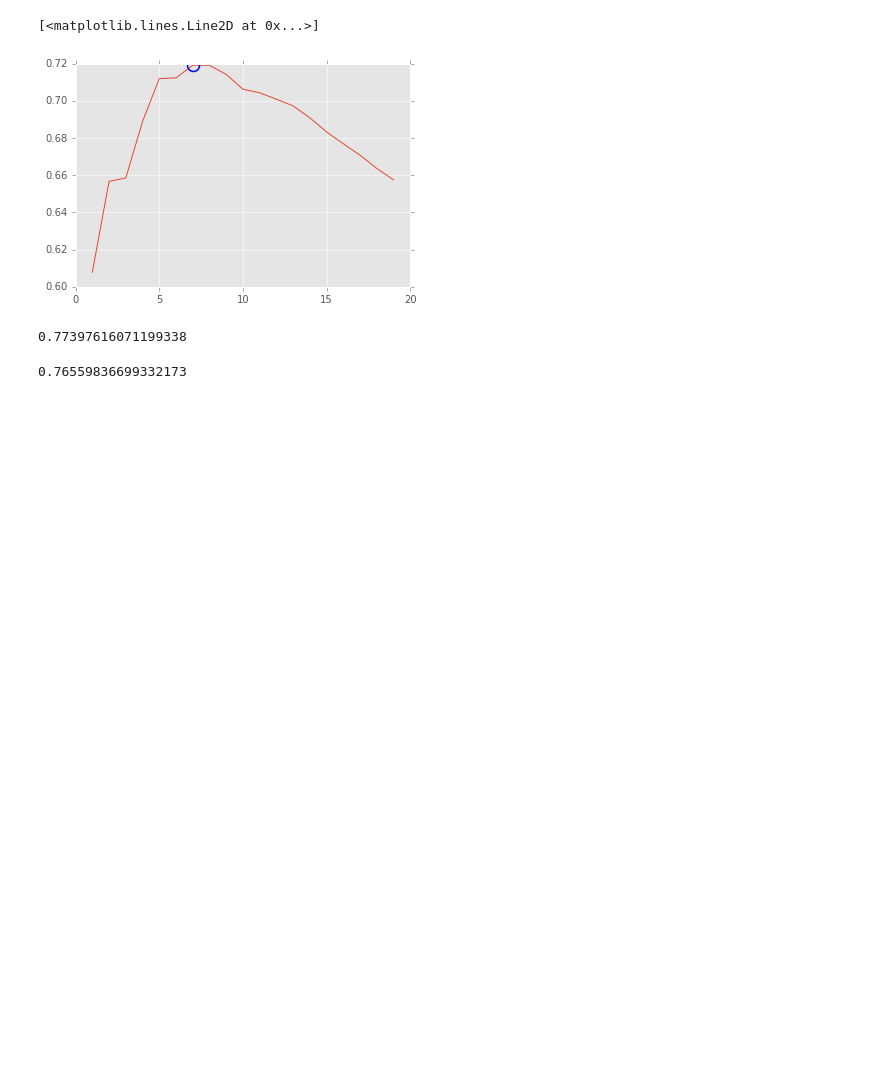
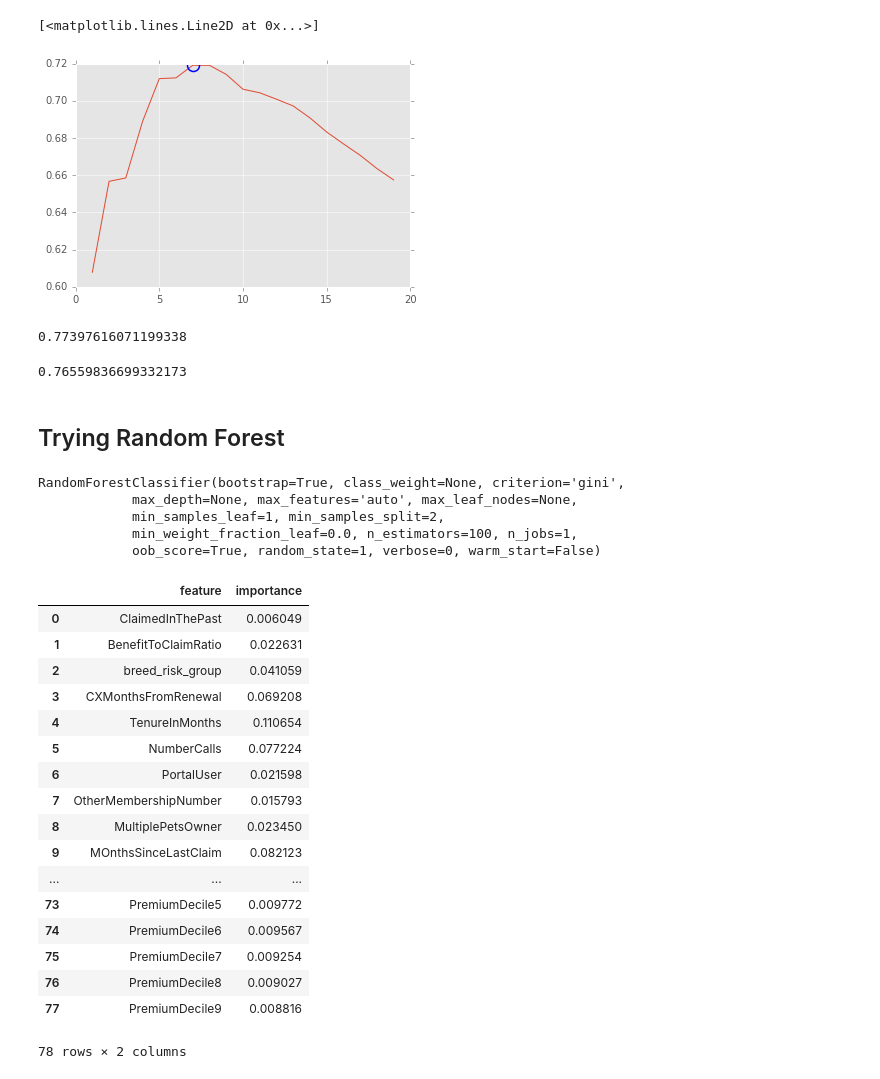
Before and after one commit to flarossler/SYDDAT4_Project-Pet-Insurance-Churn, a Jupyter notebook: Project Flavia v2.ipynb, the cells around one changed output. Saved outputs shown, nothing was run; the diff lists cells and outputs as text; code cells hidden in the pictures; blank space fills up the shorter version.

Commit message:
Added random forests

```diff
--- a/Project Flavia v2.ipynb
+++ b/Project Flavia v2.ipynb
@@ -1313,3 +1319,5 @@ cross_val_score(logreg, d, cancelled, cv=10, scoring='roc_auc').mean()
 cross_val_score(best, d, cancelled, cv=10, scoring='roc_auc').mean()
 # %% [output]
 0.76559836699332173
+# %% [markdown]
+## Trying Random Forest
@@ -1315,0 +1407,34 @@ cross_val_score(best, d, cancelled, cv=10, scoring='roc_auc').mean()
+# %%
+# import class, instantiate estimator, fit with all data
+from sklearn.ensemble import RandomForestClassifier
+
+rfclf = RandomForestClassifier(n_estimators=100, max_features='auto', oob_score=True, random_state=1)
+rfclf.fit(policies[feature_cols], policies.Cancelled)
+# %% [output]
+RandomForestClassifier(bootstrap=True, class_weight=None, criterion='gini',
+            max_depth=None, max_features='auto', max_leaf_nodes=None,
+            min_samples_leaf=1, min_samples_split=2,
+            min_weight_fraction_leaf=0.0, n_estimators=100, n_jobs=1,
+            oob_score=True, random_state=1, verbose=0, warm_start=False)
+# %%
+# compute the feature importances
+pd.DataFrame({'feature':feature_cols, 'importance':rfclf.feature_importances_})
+# %% [output]
+|  | feature | importance |
+| 0 | ClaimedInThePast | 0.006049 |
+| 1 | BenefitToClaimRatio | 0.022631 |
+| 2 | breed_risk_group | 0.041059 |
+| 3 | CXMonthsFromRenewal | 0.069208 |
+| 4 | TenureInMonths | 0.110654 |
+| 5 | NumberCalls | 0.077224 |
+| 6 | PortalUser | 0.021598 |
+| 7 | OtherMembershipNumber | 0.015793 |
+| 8 | MultiplePetsOwner | 0.023450 |
+| 9 | MOnthsSinceLastClaim | 0.082123 |
+| ... | ... | ... |
+| 73 | PremiumDecile5 | 0.009772 |
+| 74 | PremiumDecile6 | 0.009567 |
+| 75 | PremiumDecile7 | 0.009254 |
+| 76 | PremiumDecile8 | 0.009027 |
+| 77 | PremiumDecile9 | 0.008816 |
+78 rows × 2 columns
```
Also changed, not shown: parts of 6 cells of this notebook, 1 other file.
